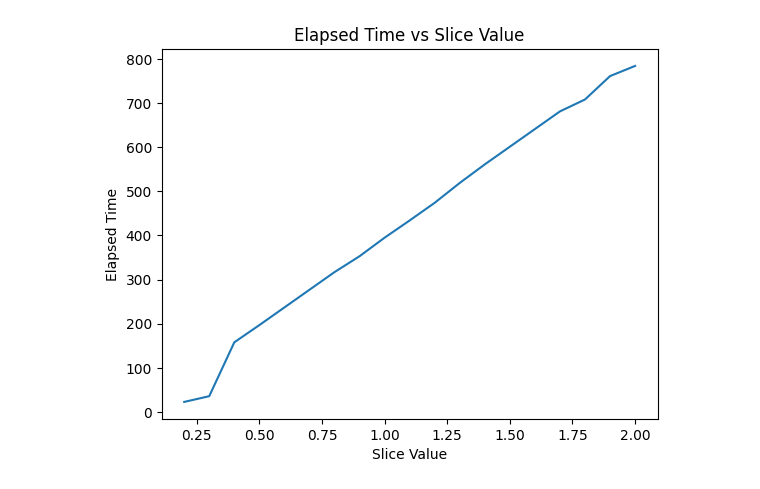
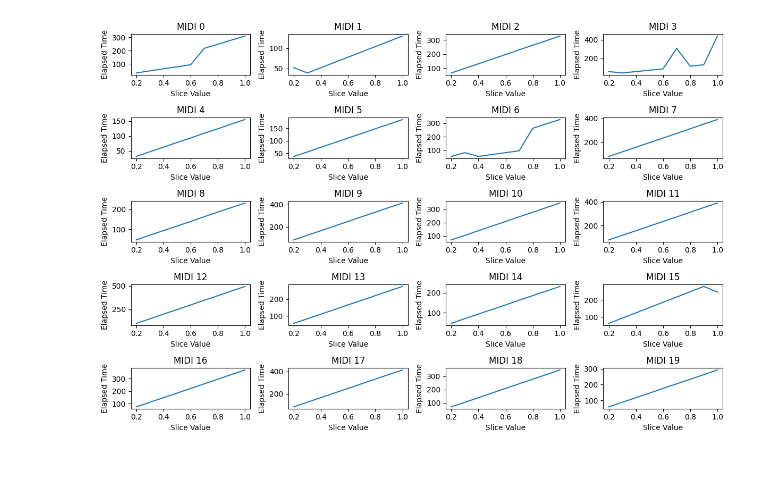
Before and after one commit to hudsonwg/numerical_analysis, a Jupyter notebook: notebook.ipynb, the cells around one changed output. Drawn from its saved outputs; the diff is of its cells as text; code cells hidden in the pictures.

```diff
--- a/notebook.ipynb
+++ b/notebook.ipynb
@@ -99,16 +100,24 @@ generate_random_wavs(20)
 import matplotlib.pyplot as plt
 
 slice_values = [0.1 * i for i in range(2, 11)]
-elapsed_times = []
+midi_files = ['./midi/midi_' + str(i) + '.wav' for i in range(20)]
+num_midi_files = len(midi_files)
 
-for slice_value in slice_values:
-    slice = get_fft_at_slice(0, slice_value, 'sample_1.wav', plot=False)
-    freq = brute_force_max(slice)
-    elapsed_times.append(freq)
+plt.figure(figsize=(12, 8))
 
-plt.plot(slice_values, elapsed_times)
-plt.xlabel('Slice Value')
-plt.ylabel('Elapsed Time')
-plt.title('Elapsed Time vs Slice Value')
+for i, midi_file in enumerate(midi_files):
+    elapsed_times = []
+    for slice_value in slice_values:
+        slice_data = get_fft_at_slice(0, slice_value, midi_file, plot=False)
+        freq = brute_force_max(slice_data)
+        elapsed_times.append(freq)
+
+    plt.subplot(5, 4, i+1)  # Grid of 5 rows and 4 columns
+    plt.plot(slice_values, elapsed_times)
+    plt.xlabel('Slice Value')
+    plt.ylabel('Elapsed Time')
+    plt.title('MIDI {}'.format(i))
+    plt.tight_layout()
+
 plt.show()
 # %% [output]
@@ -134 +141 @@ Elapsed time brute force: 0.005182504653930664 seconds
-[figure, old version]
+[figure, new version]
```
Also changed, not shown: parts of 2 cells of this notebook, 21 other files.
